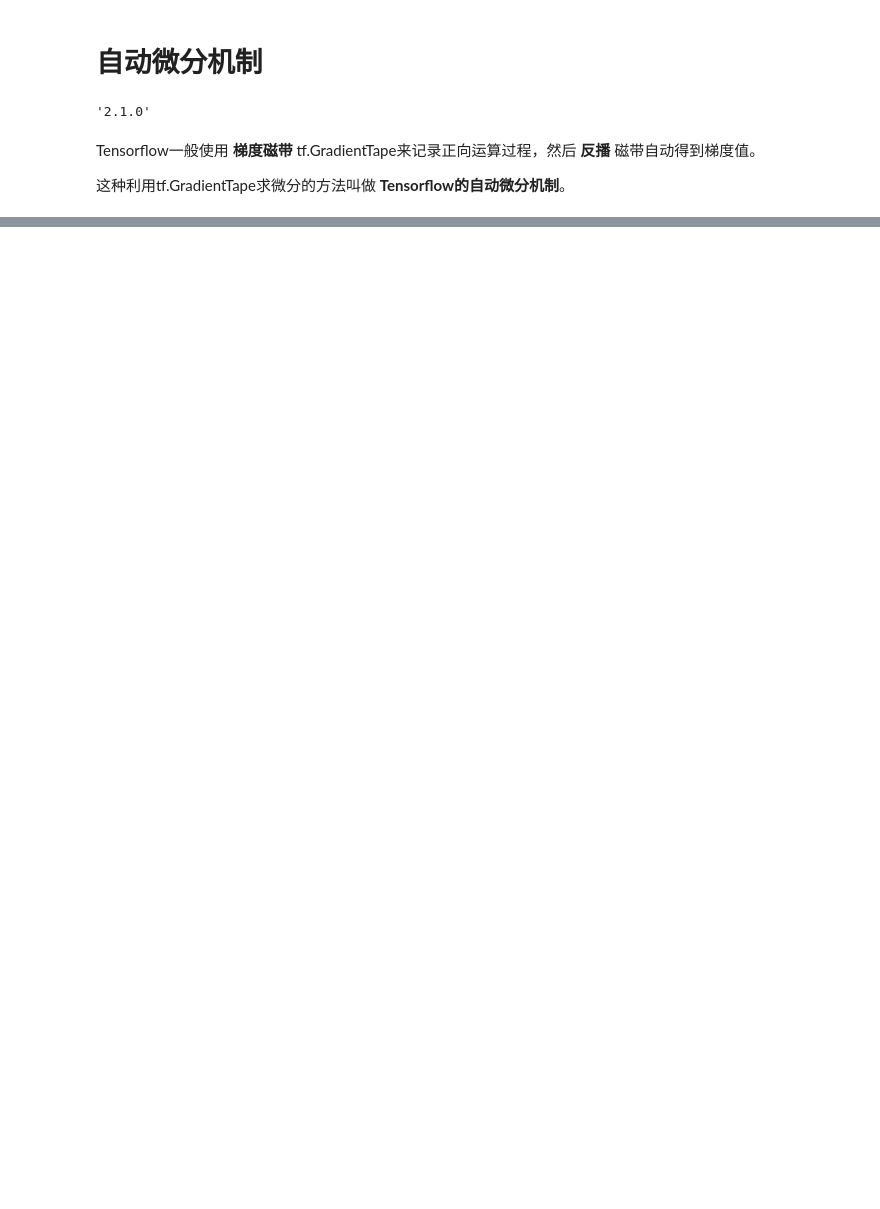
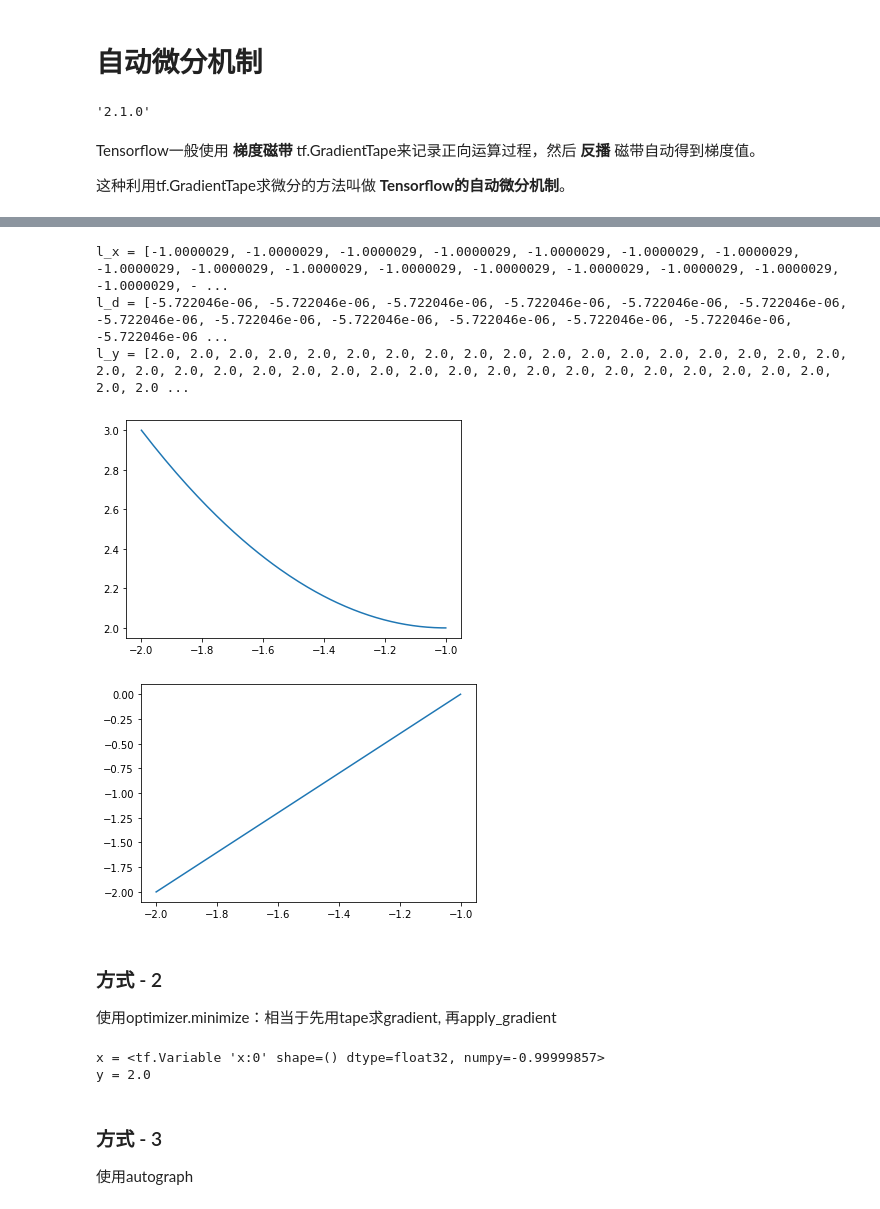
Before and after one commit to george-sq/tf-learning, a Jupyter notebook: Tensorflow2/06-自动微分机制.ipynb, the cells around one changed output, grey strips where cells are left out. Drawn from its saved outputs; the diff is of its cells as text; code cells hidden in the pictures; blank space fills up the shorter version.

```diff
--- a/Tensorflow2/06-自动微分机制.ipynb
+++ b/Tensorflow2/06-自动微分机制.ipynb
@@ -30,0 +219,35 @@ AttributeError: 'NoneType' object has no attribute 'Variable'
+# %%
+# x 会自动往最小值的方向变化
+# x初始化为-2，会 递减 至最小值
+x = tf.Variable(-2.0, name = "x", dtype = tf.float32)
+a = tf.constant(1.0)
+b = tf.constant(2.0)
+c = tf.constant(3.0)
+
+print(f"y = ({a} * x^2) + ({b} * x) + ({c})")
+print()
+
+l_x = []
+l_y = []
+l_d = []
+
+optimizer = tf.keras.optimizers.SGD(learning_rate=0.01)
+for _ in range(1000):
+    # print(f"x = {x}")
+    l_x.append(x.numpy())
+    with tf.GradientTape() as tape:
+        y = a * tf.pow(x, 2) + b * x + c
+        # print(f"y = {y}")
+        l_y.append(y.numpy())
+
+    dy_dx = tape.gradient(y, x)
+    l_d.append(dy_dx.numpy())
+    # print(f"dy_dx = {dy_dx}")
+    optimizer.apply_gradients(grads_and_vars=[(dy_dx, x)])
+    # print()
+
+tf.print(f"x = {x}")
+print()
+tf.print(f"dy_dx = {dy_dx}")
+print()
+tf.print(f"y = {y}")
@@ -30,0 +262,45 @@ AttributeError: 'NoneType' object has no attribute 'Variable'
+# %%
+print(f"l_x = {l_x[::-1]}")
+print(f"l_d = {l_d[::-1]}")
+print(f"l_y = {l_y[::-1]}")
+
+plt.plot(l_x, l_y)
+plt.show()
+plt.plot(l_x, l_d)
+plt.show()
+# %% [output]
+l_x = [-1.0000029, -1.0000029, -1.0000029, -1.0000029, -1.0000029, -1.0000029, -1.0000029, -1.0000029, -1.0000029, -1.0000029, -1.0000029, -1.0000029, -1.0000029, -1.0000029, -1.0000029, -1.0000029, - ...
+l_d = [-5.722046e-06, -5.722046e-06, -5.722046e-06, -5.722046e-06, -5.722046e-06, -5.722046e-06, -5.722046e-06, -5.722046e-06, -5.722046e-06, -5.722046e-06, -5.722046e-06, -5.722046e-06, -5.722046e-06 ...
+l_y = [2.0, 2.0, 2.0, 2.0, 2.0, 2.0, 2.0, 2.0, 2.0, 2.0, 2.0, 2.0, 2.0, 2.0, 2.0, 2.0, 2.0, 2.0, 2.0, 2.0, 2.0, 2.0, 2.0, 2.0, 2.0, 2.0, 2.0, 2.0, 2.0, 2.0, 2.0, 2.0, 2.0, 2.0, 2.0, 2.0, 2.0, 2.0, 2.0 ...
+[figure, added]
+[figure, added]
+# %% [markdown]
+### 方式 - 2
+
+使用optimizer.minimize：相当于先用tape求gradient, 再apply_gradient
+# %%
+# 求f(x) = a*x^2 + b*x + c的最小值
+
+x = tf.Variable(0.0, name = "x", dtype = tf.float32)
+
+#注意f()无参数
+def f():
+    aa = tf.constant(1.0)
+    bb = tf.constant(2.0)
+    cc = tf.constant(3.0)
+    yy = aa * tf.pow(x, 2) + b * x + c
+    return yy
+
+optimizer = tf.keras.optimizers.SGD(learning_rate=0.01)
+for _ in range(1000):
+    optimizer.minimize(f, [x])
+
+tf.print(f"x = {x}")
+tf.print(f"y = {f()}")
+# %% [output]
+x = <tf.Variable 'x:0' shape=() dtype=float32, numpy=-0.99999857>
+y = 2.0
+# %% [markdown]
+### 方式 - 3
+
+使用autograph
```
Also changed, not shown: parts of 15 cells of this notebook, 3 other files.
